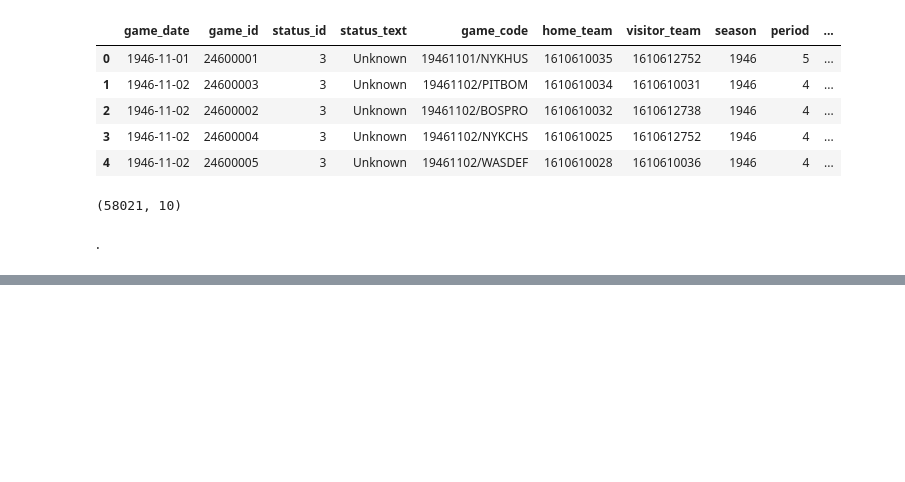
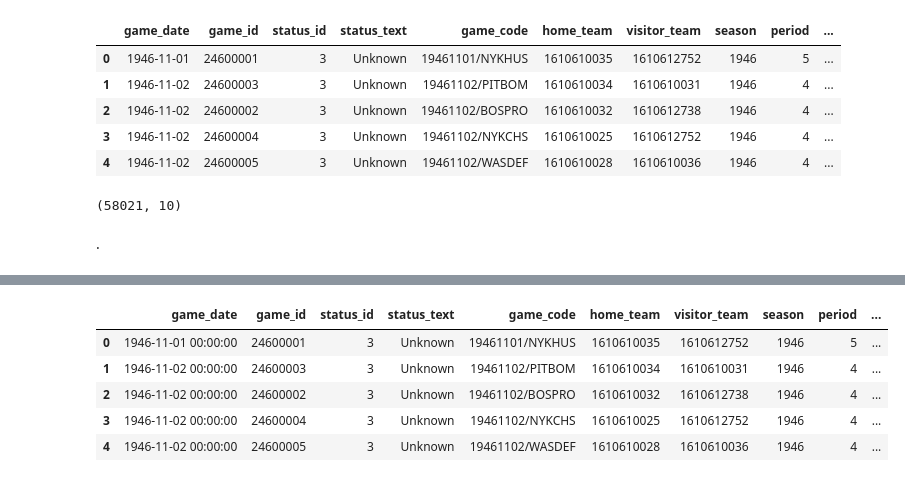
Before and after one commit to erbc111/Analisis_evolutivo_NBA, a Jupyter notebook: limpieza.ipynb, the cells around one changed output, grey strips where cells are left out. Drawn from its saved outputs; the diff is of its cells as text; code cells hidden in the pictures; blank space fills up the shorter version.

```diff
--- a/limpieza.ipynb
+++ b/limpieza.ipynb
@@ -440,0 +736,10 @@ tercera limpieza
+# %%
+df = pd.read_csv(r'C:\Users\Danny\Desktop\NBA_database\csv\normalized_game_summary.csv')
+df.head()
+# %% [output]
+|  | game_date | game_id | status_id | status_text | game_code | home_team | visitor_team | season | period | ... |
+| 0 | 1946-11-01 00:00:00 | 24600001 | 3 | Unknown | 19461101/NYKHUS | 1610610035 | 1610612752 | 1946 | 5 | ... |
+| 1 | 1946-11-02 00:00:00 | 24600003 | 3 | Unknown | 19461102/PITBOM | 1610610034 | 1610610031 | 1946 | 4 | ... |
+| 2 | 1946-11-02 00:00:00 | 24600002 | 3 | Unknown | 19461102/BOSPRO | 1610610032 | 1610612738 | 1946 | 4 | ... |
+| 3 | 1946-11-02 00:00:00 | 24600004 | 3 | Unknown | 19461102/NYKCHS | 1610610025 | 1610612752 | 1946 | 4 | ... |
+| 4 | 1946-11-02 00:00:00 | 24600005 | 3 | Unknown | 19461102/WASDEF | 1610610028 | 1610610036 | 1946 | 4 | ... |
```
Also changed, not shown: parts of 9 cells of this notebook.
